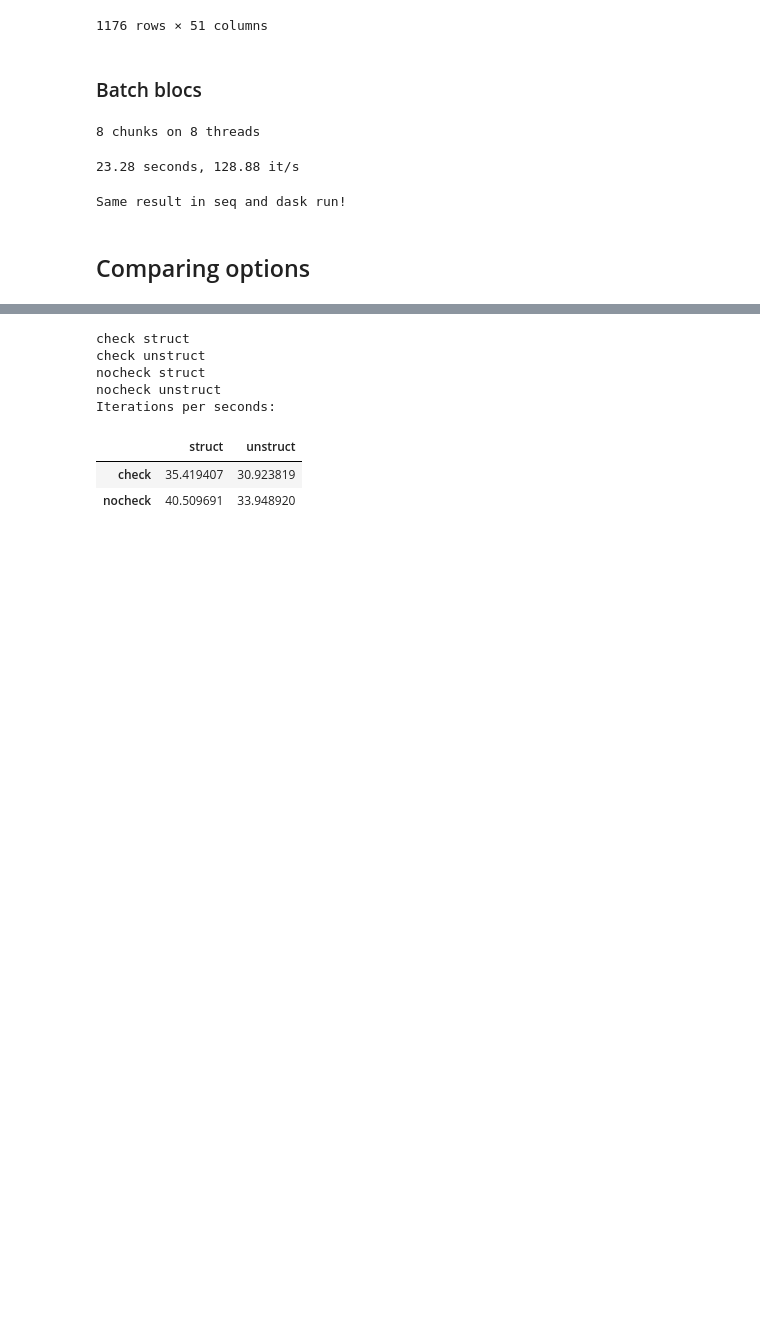
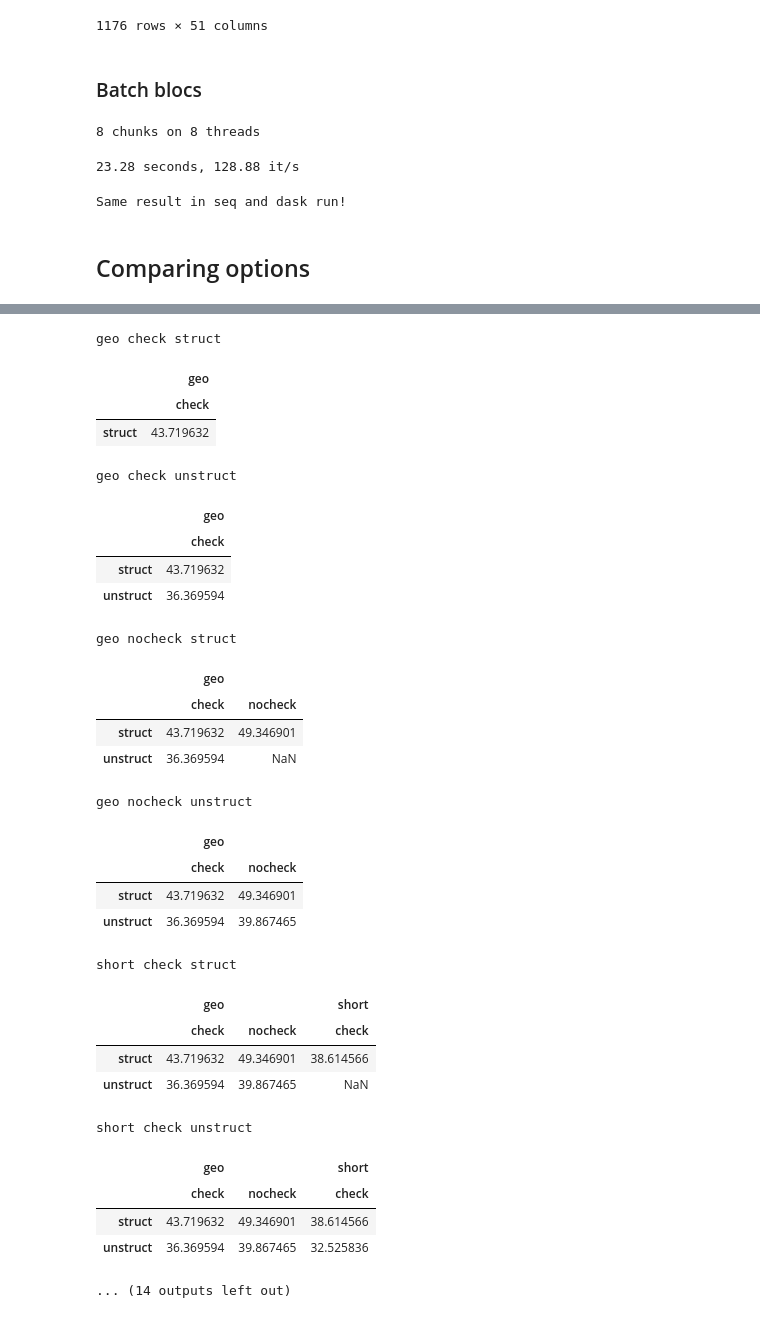
Before and after one commit to SmalsResearch/NominatimWrapper, a Jupyter notebook: AddressCleanserREST_test.ipynb, the cells around one changed output, grey strips where cells are left out. Cells and saved outputs as stored; diff of their text form; code cells hidden in the pictures; blank space fills up the shorter version.

```diff
--- a/AddressCleanserREST_test.ipynb
+++ b/AddressCleanserREST_test.ipynb
@@ -85,9 +85,9 @@ def call_ws(addr_data, check_result=True, structured_osm=False, with_rejected=Fa
              postcode_field: addr_data[postcode_field],
              country_field: addr_data[country_field],
              addr_key_field: addr_data[addr_key_field] if addr_key_field in addr_data else None  ,
-             "checkResult" : "yes" if check_result else "no",
-             "structOsm" : "yes" if structured_osm else "no",
-            "withRejected": "yes" if with_rejected else "no",
+             "checkResult" : check_result,
+             "structOsm" : structured_osm,
+            "withRejected": with_rejected,
             "mode": mode
 
         })
@@ -149,9 +149,9 @@ def call_ws_batch(addr_data, mode="geo", with_rejected=False, check_result=True,
     fields= {
         'media': ('addresses.csv', file_data),
         'mode': mode,
-        "withRejected": "yes" if with_rejected else "no",
-        "checkResult" : "yes" if check_result else "no",
-        "structOsm"   : "yes" if structured_osm else "no",
+        "withRejected": with_rejected,
+        "checkResult" : check_result,
+        "structOsm"   : structured_osm,
         #"extra_house_nbr": "no"
     })
 
@@ -803,4 +803,4 @@ Same result in seq and dask run!
 # %%
 # addresses = get_addresses("address.csv.gz")
 # addresses = addresses[addresses[country_field] == "Belgique"]
-# # addresses = addresses.sample(10000).copy()
+addresses = addresses.sample(300).copy()
@@ -807,27 +887,51 @@ Same result in seq and dask run!
 # %%
+#batch
 results = {}
-it_per_seconds=pd.DataFrame()
+it_per_seconds = pd.DataFrame(columns = [ ["geo"], ["check"] ])
+for mode, check_label, struct_label in tqdm([(m, c, s) for m in ["geo", "short", "long"]
+                                            for c in ["check", "nocheck"]
+                                            for s in ["struct", "unstruct" ]]):
+    print(mode, check_label, struct_label)
+    start=datetime.now()
 
-for check_label in ["check", "nocheck"]:
-    for struct_label in ["struct", "unstruct" ]:
-        print(check_label, struct_label)
-        start=datetime.now()
+    results[(mode,  check_label, struct_label)] = call_ws_batch(addresses,
+                                                                mode=mode,
+                                                                check_result   =  check_label == "check",
+                                                                structured_osm =  struct_label == "struct")
 
-        results[(check_label, struct_label)] = call_ws_batch(addresses,
-                                                                    mode="short",
-                                                                    check_result   =  check_label == "check",
-                                                                    structured_osm =  struct_label == "struct")
-
-        #expand_batch_address(results[(check_label, struct_label)])
-        it_per_seconds.loc[check_label, struct_label] = addresses.shape[0] / (datetime.now()-start).total_seconds()
-print("Iterations per seconds:")
+    #expand_batch_address(results[(check_label, struct_label)])
+    it_per_seconds.loc[struct_label, ((mode,check_label ))] = addresses.shape[0] / (datetime.now()-start).total_seconds()
+    display(it_per_seconds)
+print("Iterations per seconds (batch):")
 it_per_seconds
 # %% [output]
-check struct
-check unstruct
-nocheck struct
-nocheck unstruct
-Iterations per seconds:
+geo check struct
-|  | struct | unstruct |
-| check | 35.419407 | 30.923819 |
-| nocheck | 40.509691 | 33.948920 |
+|  | geo |
+|  | check |
+| struct | 43.719632 |
+geo check unstruct
+|  | geo |
+|  | check |
+| struct | 43.719632 |
+| unstruct | 36.369594 |
+geo nocheck struct
+|  | geo |  |
+|  | check | nocheck |
+| struct | 43.719632 | 49.346901 |
+| unstruct | 36.369594 | NaN |
+geo nocheck unstruct
+|  | geo |  |
+|  | check | nocheck |
+| struct | 43.719632 | 49.346901 |
+| unstruct | 36.369594 | 39.867465 |
+short check struct
+|  | geo |  | short |
+|  | check | nocheck | check |
+| struct | 43.719632 | 49.346901 | 38.614566 |
+| unstruct | 36.369594 | 39.867465 | NaN |
+short check unstruct
+|  | geo |  | short |
+|  | check | nocheck | check |
+| struct | 43.719632 | 49.346901 | 38.614566 |
+| unstruct | 36.369594 | 39.867465 | 32.525836 |
+... (14 outputs left out)
```
Also changed, not shown: parts of 10 cells of this notebook, 4 other files.
